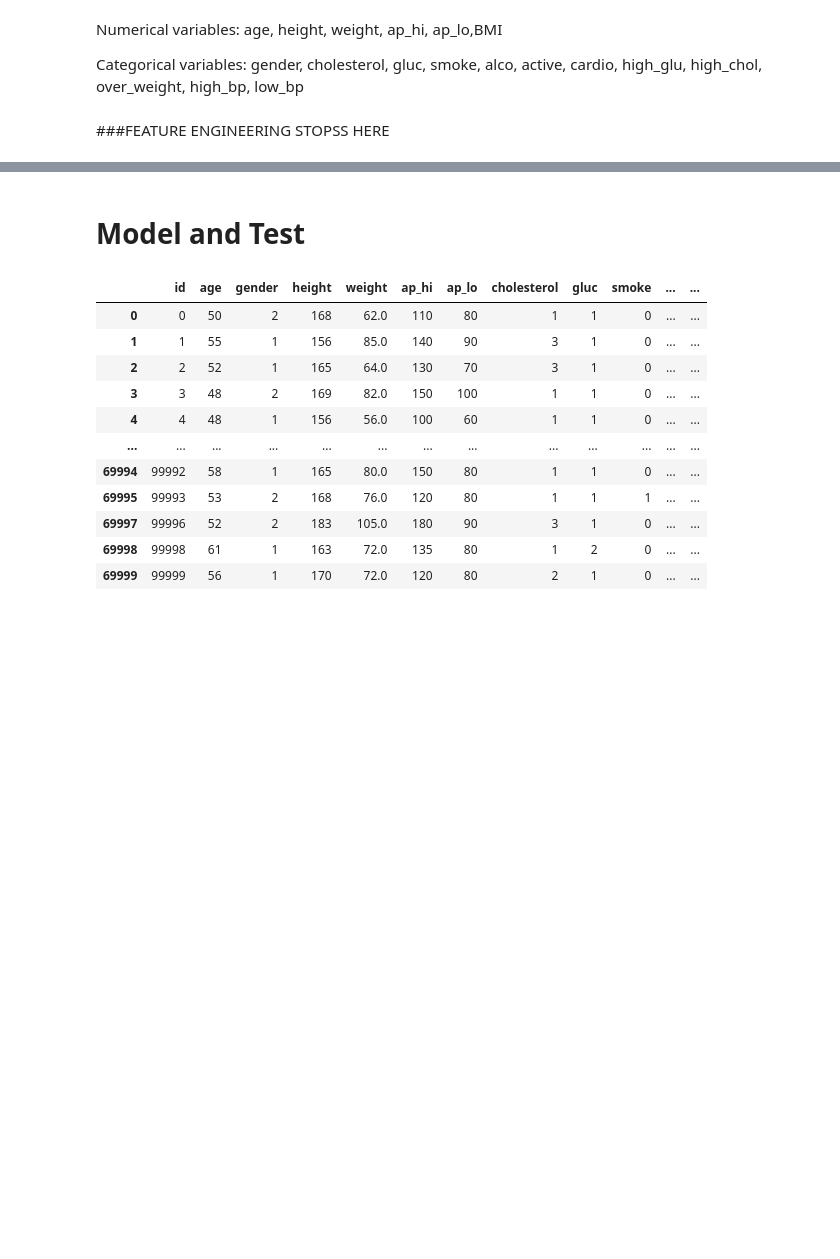
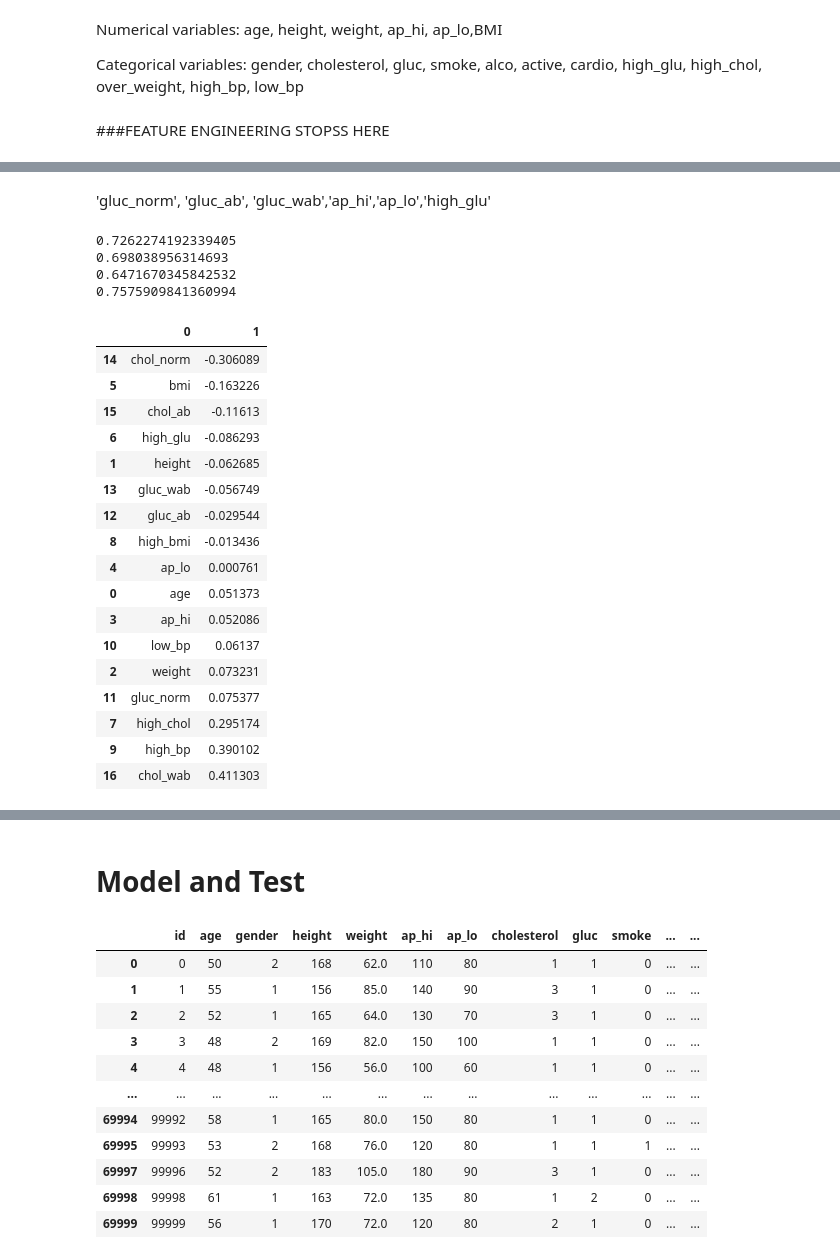
Before and after one commit to chenchenn9/schulich_data_science, a Jupyter notebook: Homework/Cardiovascular Disease dataset/cardiovascular_report.ipynb, the cells around one changed output, grey strips where cells are left out. Saved outputs shown, nothing was run; the diff lists cells and outputs as text; code cells hidden in the pictures; blank space fills up the shorter version.

```diff
--- a/Homework/Cardiovascular Disease dataset/cardiovascular_report.ipynb
+++ b/Homework/Cardiovascular Disease dataset/cardiovascular_report.ipynb
@@ -517,6 +515,6 @@ def over_weight(x):
         return 0
 
 #apply function to data
-data['over_weight'] = data['bmi'].apply(over_weight)
+data['high_bmi'] = data['bmi'].apply(over_weight)
 data
 # %% [output]
@@ -586,3 +584,10 @@ data
 | 69998 | 99998 | 61 | 1 | 163 | 72.0 | 135 | 80 | 1 | 2 | 0 | ... | ... |
 | 69999 | 99999 | 56 | 1 | 170 | 72.0 | 120 | 80 | 2 | 1 | 0 | ... | ... |
 66705 rows × 22 columns
+# %%
+#Converting Categorical variable 'cholesterol' into dummies
+
+dummies_chol = pd.get_dummies(data.cholesterol, dtype=int)
+dummies_chol.rename(columns = {1:'chol_norm', 2:'chol_ab', 3:'chol_wab'}, inplace = True)
+data = pd.concat([data,dummies_chol],axis=1)
+data
@@ -594,0 +622,6 @@ Categorical variables: gender, cholesterol, gluc, smoke, alco, active, cardio, h
+# %%
+log = LogisticRegression()
+log.fit(data[['age', 'height', 'weight', 'ap_hi', 'ap_lo', 'bmi',
+       'high_glu', 'high_chol', 'high_bmi', 'high_bp', 'low_bp', 'gluc_norm',
+       'gluc_ab', 'gluc_wab', 'chol_norm', 'chol_ab', 'chol_wab']]
+, data['cardio'])
@@ -594,0 +642,35 @@ Categorical variables: gender, cholesterol, gluc, smoke, alco, active, cardio, h
+# %% [markdown]
+ 'gluc_norm', 'gluc_ab', 'gluc_wab','ap_hi','ap_lo','high_glu'
+# %%
+print(accuracy_score(pred,data['cardio']))
+print(f1_score(pred,data['cardio']))
+print(precision_score(pred,data['cardio']))
+print(recall_score(pred,data['cardio']))
+# %% [output]
+0.7262274192339405
+0.698038956314693
+0.6471670345842532
+0.7575909841360994
+# %%
+log_coef=pd.DataFrame([log.feature_names_in_,log.coef_.flatten()]).T
+log_coef.sort_values(by = 1,inplace = True)
+log_coef
+# %% [output]
+|  | 0 | 1 |
+| 14 | chol_norm | -0.306089 |
+| 5 | bmi | -0.163226 |
+| 15 | chol_ab | -0.11613 |
+| 6 | high_glu | -0.086293 |
+| 1 | height | -0.062685 |
+| 13 | gluc_wab | -0.056749 |
+| 12 | gluc_ab | -0.029544 |
+| 8 | high_bmi | -0.013436 |
+| 4 | ap_lo | 0.000761 |
+| 0 | age | 0.051373 |
+| 3 | ap_hi | 0.052086 |
+| 10 | low_bp | 0.06137 |
+| 2 | weight | 0.073231 |
+| 11 | gluc_norm | 0.075377 |
+| 7 | high_chol | 0.295174 |
+| 9 | high_bp | 0.390102 |
+| 16 | chol_wab | 0.411303 |
```
Also changed, not shown: parts of 16 cells of this notebook.
